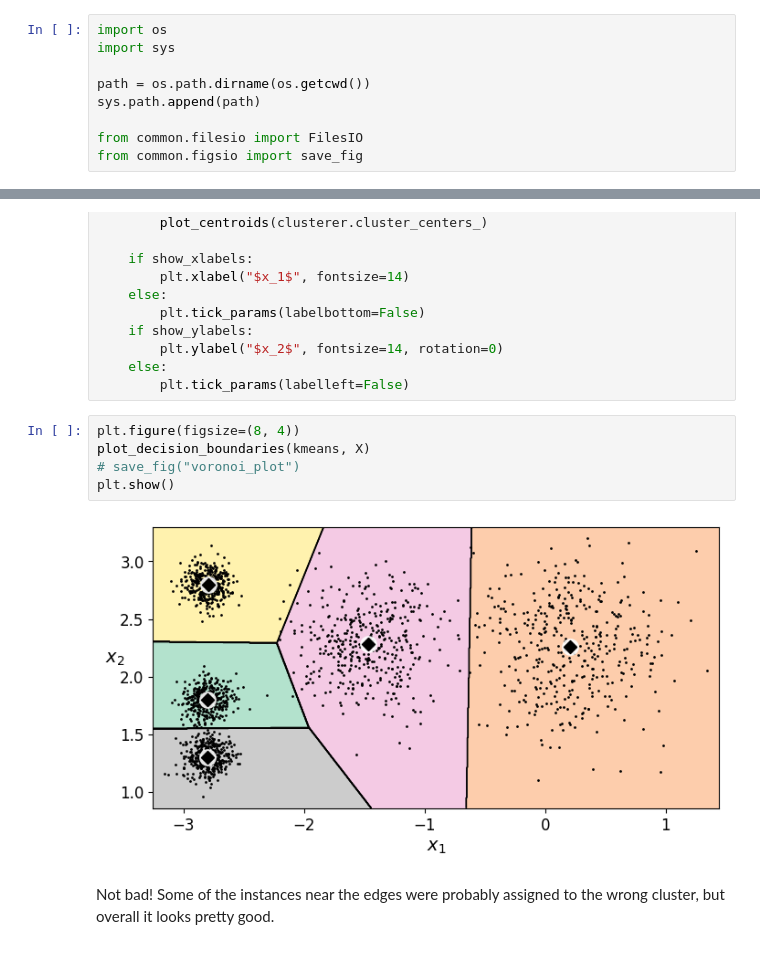
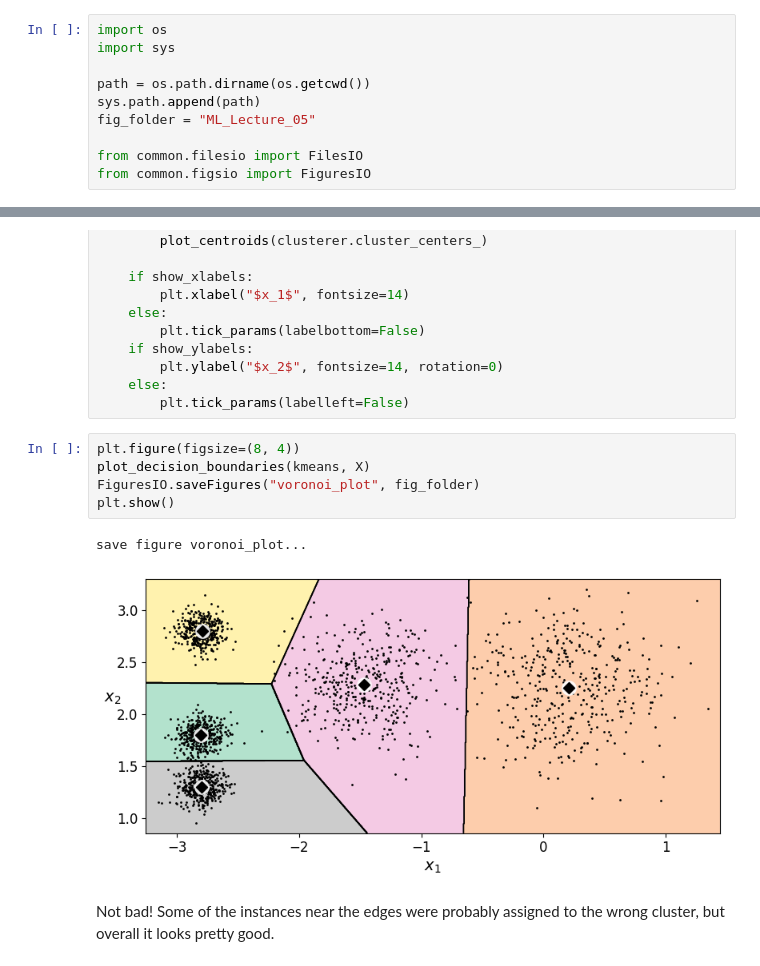
Before and after one commit to FantasySilence/FintechStudy, a Jupyter notebook: lecture/ML_Lecture_05.ipynb, the cells around one changed output, grey strips where cells are left out. Cells and saved outputs as stored; diff of their text form.

```diff
--- a/lecture/ML_Lecture_05.ipynb
+++ b/lecture/ML_Lecture_05.ipynb
@@ -44,9 +43,10 @@ import sys
 
 path = os.path.dirname(os.getcwd())
 sys.path.append(path)
+fig_folder = "ML_Lecture_05"
 
 from common.filesio import FilesIO
-from common.figsio import save_fig
+from common.figsio import FiguresIO
 # %% [markdown]
 # Clustering
 # %% [markdown]
@@ -242,10 +244,11 @@ def plot_decision_boundaries(clusterer, X, resolution=1000, show_centroids=True,
 # %%
 plt.figure(figsize=(8, 4))
 plot_decision_boundaries(kmeans, X)
-# save_fig("voronoi_plot")
+FiguresIO.saveFigures("voronoi_plot", fig_folder)
 plt.show()
 # %% [output]
+save figure voronoi_plot...
-[figure, old version]
+[figure, new version]
 # %% [markdown]
 Not bad! Some of the instances near the edges were probably assigned to the wrong cluster, but overall it looks pretty good.
 # %% [markdown]
```
Also changed, not shown: parts of 29 cells of this notebook.
